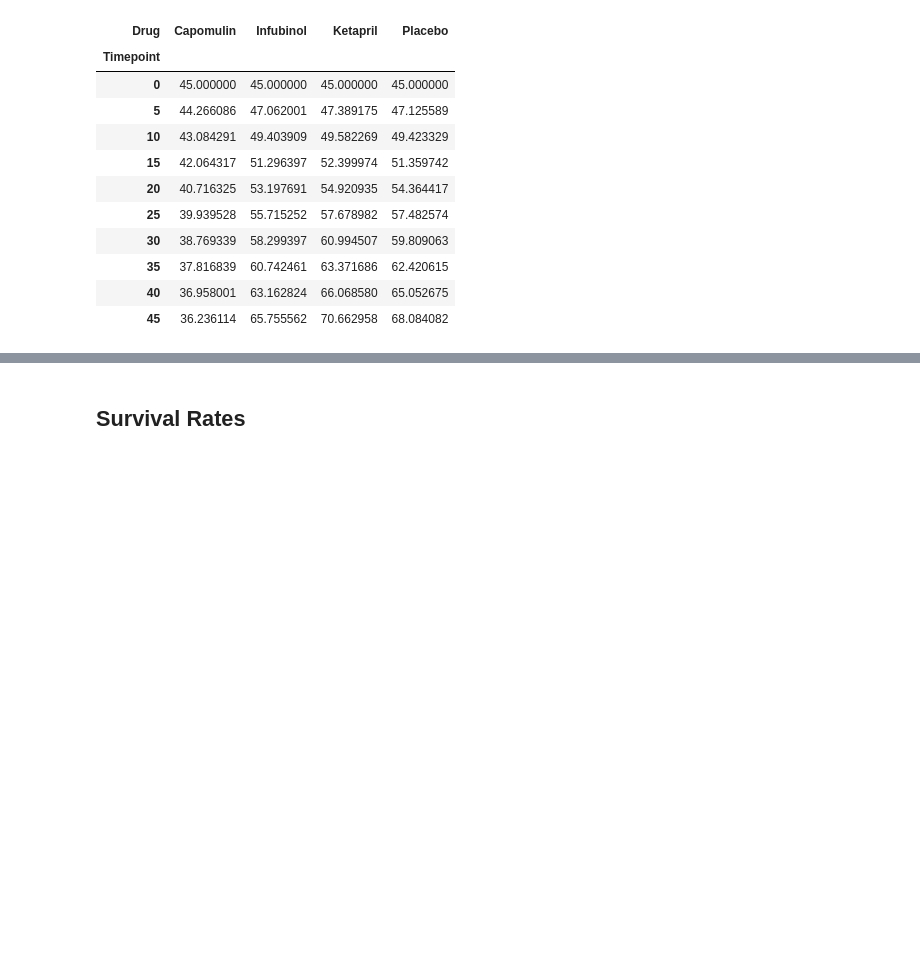
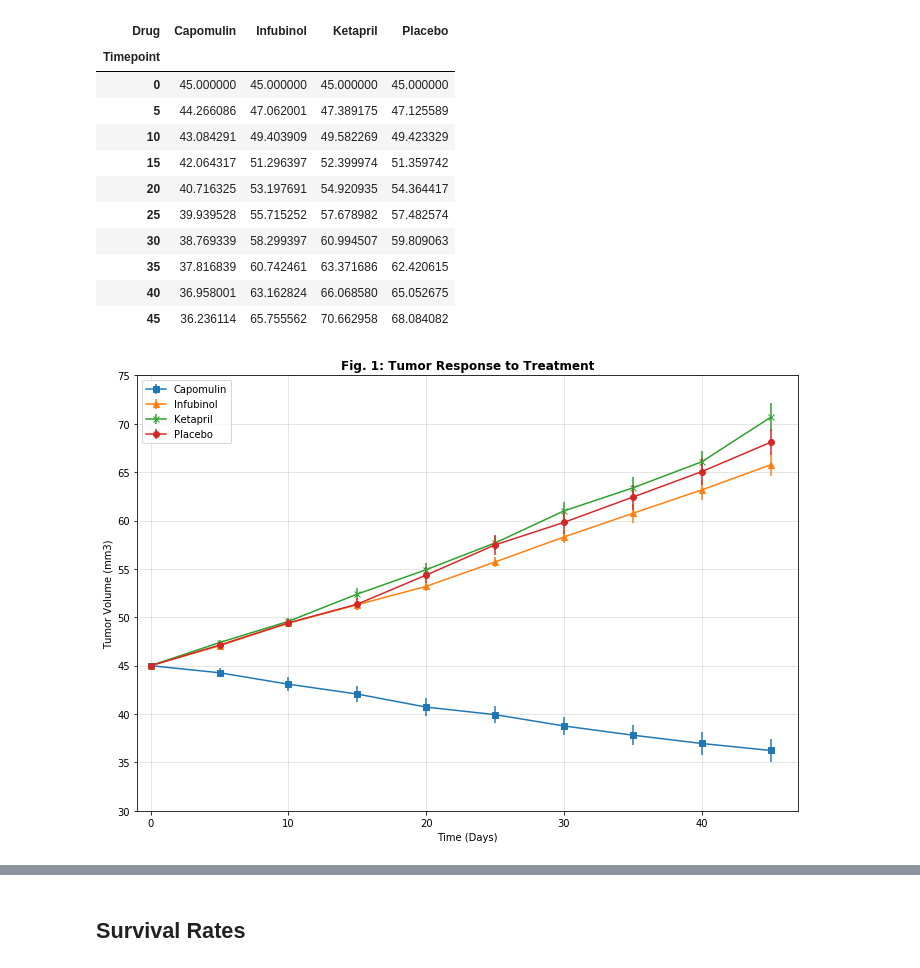
Before and after one commit to lweislo/Homework-5, a Jupyter notebook: weislo-homework5.ipynb, the cells around one changed output, grey strips where cells are left out. Drawn from its saved outputs; the diff is of its cells as text; code cells hidden in the pictures; blank space fills up the shorter version.

Commit message:
made some functions

```diff
--- a/weislo-homework5.ipynb
+++ b/weislo-homework5.ipynb
@@ -69,3 +115,21 @@ df_means
 | 35 | 37.816839 | 60.742461 | 63.371686 | 62.420615 |
 | 40 | 36.958001 | 63.162824 | 66.068580 | 65.052675 |
 | 45 | 36.236114 | 65.755562 | 70.662958 | 68.084082 |
+# %%
+# Generate the Plot (with Error Bars) using the defined function above
+dataplot(df_means, df_errors)
+
+plt.title('Fig. 1: Tumor Response to Treatment', fontsize=12, fontweight="bold")
+plt.xlabel('Time (Days)')
+plt.ylabel('Tumor Volume (mm3)')
+plt.legend(loc='best')
+plt.xlim(-1,47)
+plt.ylim(30, 75)
+plt.tight_layout()
+plt.grid(alpha=0.4)
+# Save the Figure
+plt.savefig('tumor_response.png')
+# Show the Figure
+plt.show()
+# %% [output]
+[figure, added]
```
Also changed, not shown: parts of 27 cells of this notebook, 3 other files.
